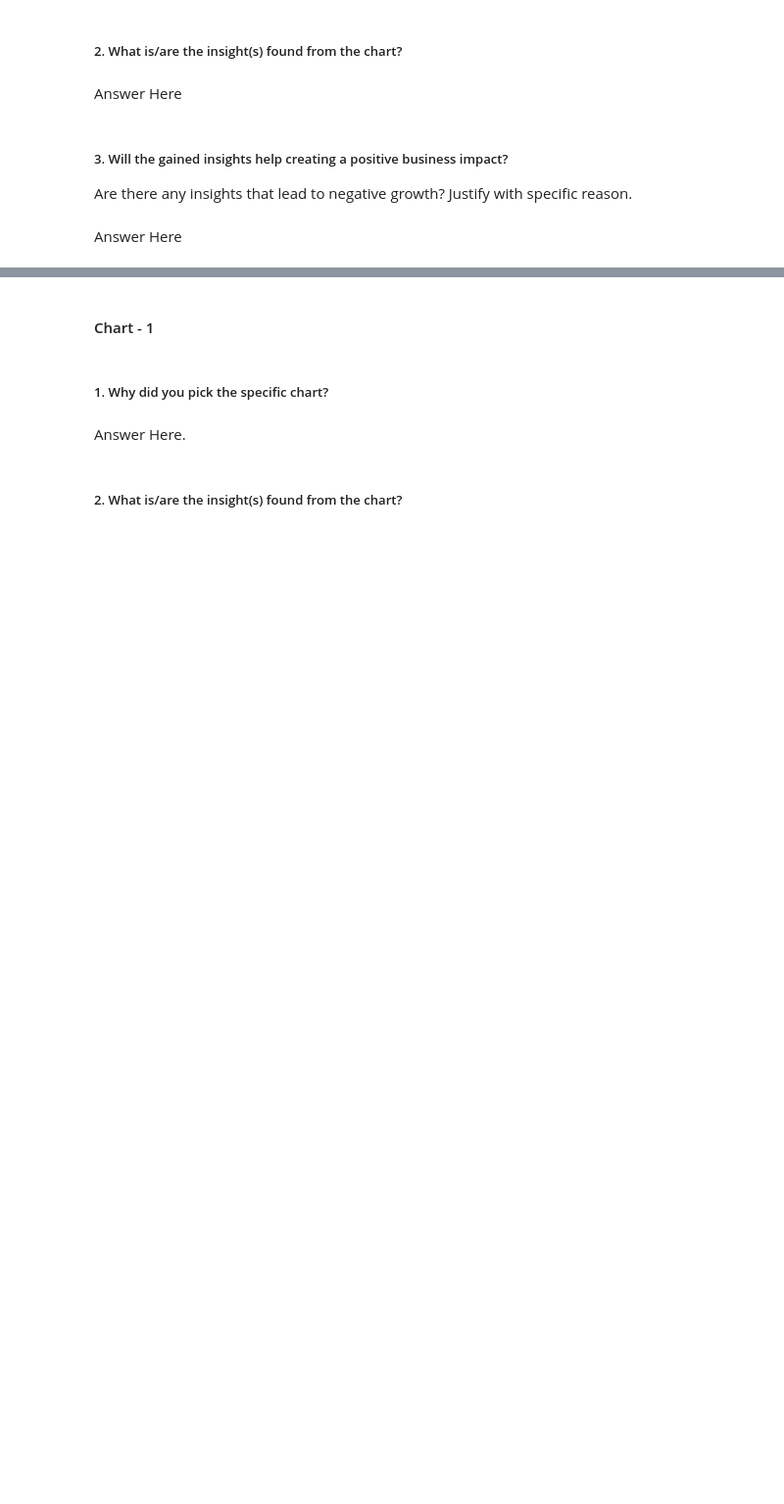
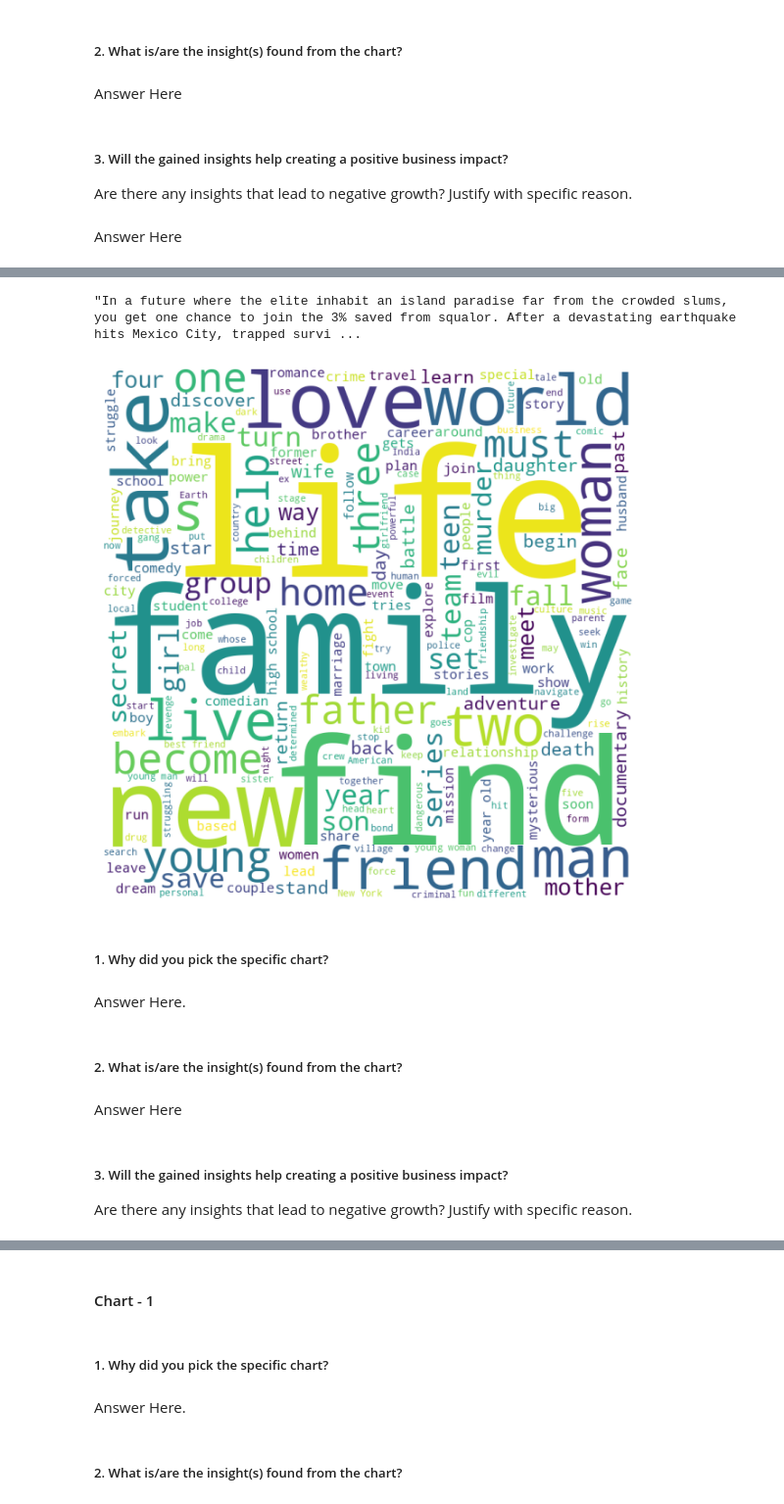
Before and after one commit to 007tickooayush/ML-Unsupervised-Netflix-Clustering-Recommendation-Project, a Jupyter notebook: Ayush_Tickoo_ML_Capstone_Unsupervised_Project.ipynb, the cells around one changed output, grey strips where cells are left out. Shown at 98% size. Drawn from its saved outputs; the diff is of its cells as text; code cells hidden in the pictures; blank space fills up the shorter version.

Commit message:
word cloud for description column

```diff
--- a/Ayush_Tickoo_ML_Capstone_Unsupervised_Project.ipynb
+++ b/Ayush_Tickoo_ML_Capstone_Unsupervised_Project.ipynb
@@ -770,0 +787,28 @@ Answer Here
+# %%
+word_cloud_desc = ' '.join(df['description'])
+# %%
+word_cloud_desc[:500]
+# %% [output]
+"In a future where the elite inhabit an island paradise far from the crowded slums, you get one chance to join the 3% saved from squalor. After a devastating earthquake hits Mexico City, trapped survi ...
+# %%
+desc_wc = WordCloud(height = 800,width = 800,background_color='white').generate(word_cloud_desc)
+# %%
+plt.figure(figsize = (10,6),facecolor=None)
+plt.imshow(desc_wc)
+plt.axis('off')
+plt.tight_layout(pad=0)
+
+plt.show()
+# %% [output]
+[figure, added]
+# %% [markdown]
+##### 1. Why did you pick the specific chart?
+# %% [markdown]
+Answer Here.
+# %% [markdown]
+##### 2. What is/are the insight(s) found from the chart?
+# %% [markdown]
+Answer Here
+# %% [markdown]
+##### 3. Will the gained insights help creating a positive business impact?
+Are there any insights that lead to negative growth? Justify with specific reason.
```
Also changed, not shown: parts of 9 cells of this notebook.
